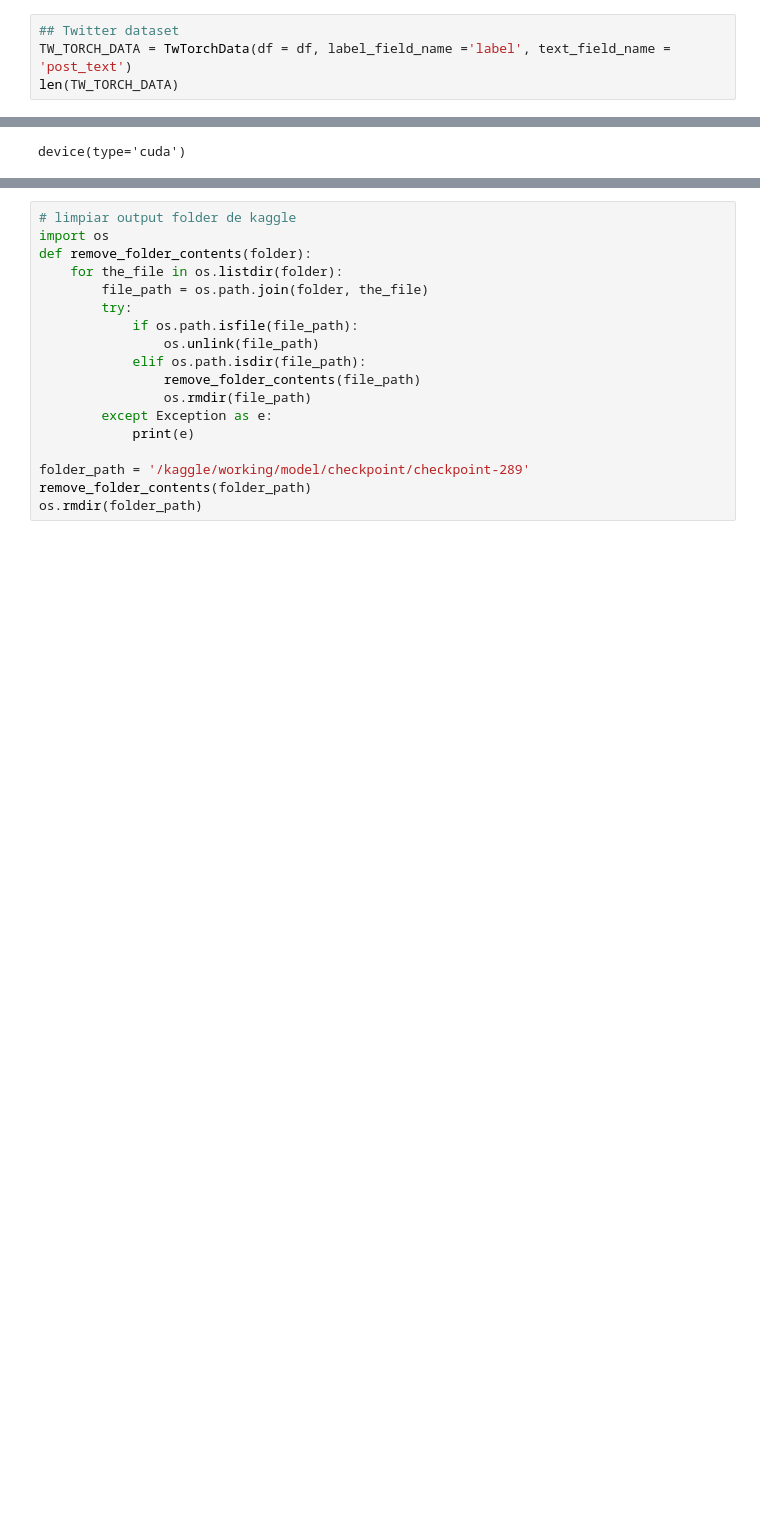
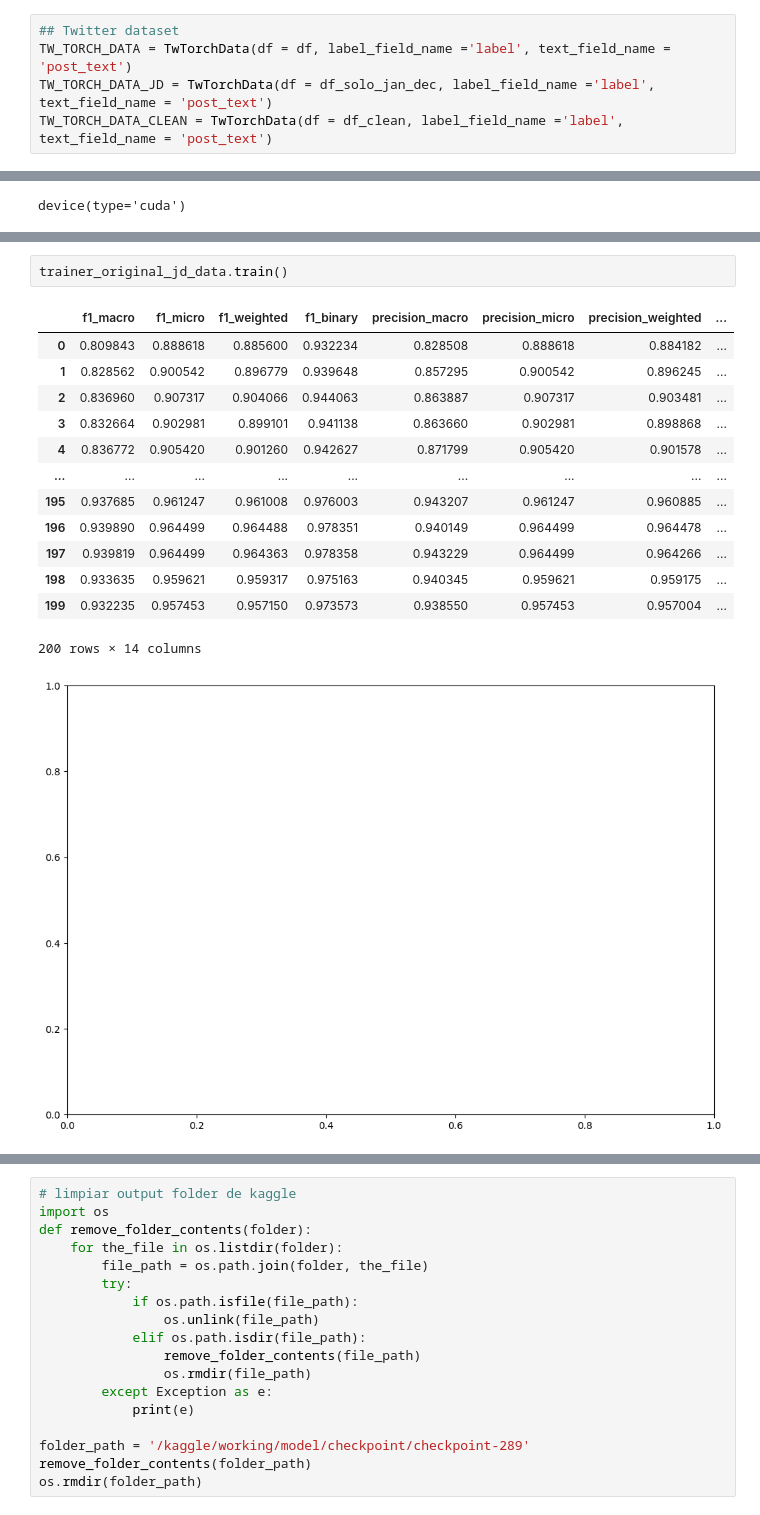
Before and after one commit to kokeitor/Twitter-Mental-Health-Classification, a Jupyter notebook: tw_classification_kaggle.ipynb, the cells around one changed output, grey strips where cells are left out. Drawn from its saved outputs; the diff is of its cells as text; blank space fills up the shorter version.

```diff
--- a/tw_classification_kaggle.ipynb
+++ b/tw_classification_kaggle.ipynb
@@ -1476,5 +1697,6 @@ NameError: name 'df_jan_dec_clean' is not defined
 # %%
 ## Twitter dataset
 TW_TORCH_DATA = TwTorchData(df = df, label_field_name ='label', text_field_name = 'post_text')
-len(TW_TORCH_DATA)
+TW_TORCH_DATA_JD = TwTorchData(df = df_solo_jan_dec, label_field_name ='label', text_field_name = 'post_text')
+TW_TORCH_DATA_CLEAN = TwTorchData(df = df_clean, label_field_name ='label', text_field_name = 'post_text')
 # %% [output]
@@ -1942 +2197,18 @@ trainer.train()
 [figure]
+# %%
+trainer_original_jd_data.train()
+# %% [output]
+|  | f1_macro | f1_micro | f1_weighted | f1_binary | precision_macro | precision_micro | precision_weighted | ... |
+| 0 | 0.809843 | 0.888618 | 0.885600 | 0.932234 | 0.828508 | 0.888618 | 0.884182 | ... |
+| 1 | 0.828562 | 0.900542 | 0.896779 | 0.939648 | 0.857295 | 0.900542 | 0.896245 | ... |
+| 2 | 0.836960 | 0.907317 | 0.904066 | 0.944063 | 0.863887 | 0.907317 | 0.903481 | ... |
+| 3 | 0.832664 | 0.902981 | 0.899101 | 0.941138 | 0.863660 | 0.902981 | 0.898868 | ... |
+| 4 | 0.836772 | 0.905420 | 0.901260 | 0.942627 | 0.871799 | 0.905420 | 0.901578 | ... |
+| ... | ... | ... | ... | ... | ... | ... | ... | ... |
+| 195 | 0.937685 | 0.961247 | 0.961008 | 0.976003 | 0.943207 | 0.961247 | 0.960885 | ... |
+| 196 | 0.939890 | 0.964499 | 0.964488 | 0.978351 | 0.940149 | 0.964499 | 0.964478 | ... |
+| 197 | 0.939819 | 0.964499 | 0.964363 | 0.978358 | 0.943229 | 0.964499 | 0.964266 | ... |
+| 198 | 0.933635 | 0.959621 | 0.959317 | 0.975163 | 0.940345 | 0.959621 | 0.959175 | ... |
+| 199 | 0.932235 | 0.957453 | 0.957150 | 0.973573 | 0.938550 | 0.957453 | 0.957004 | ... |
+200 rows × 14 columns
+[figure, added]
```
Also changed, not shown: parts of 23 cells of this notebook, 2 other files.
